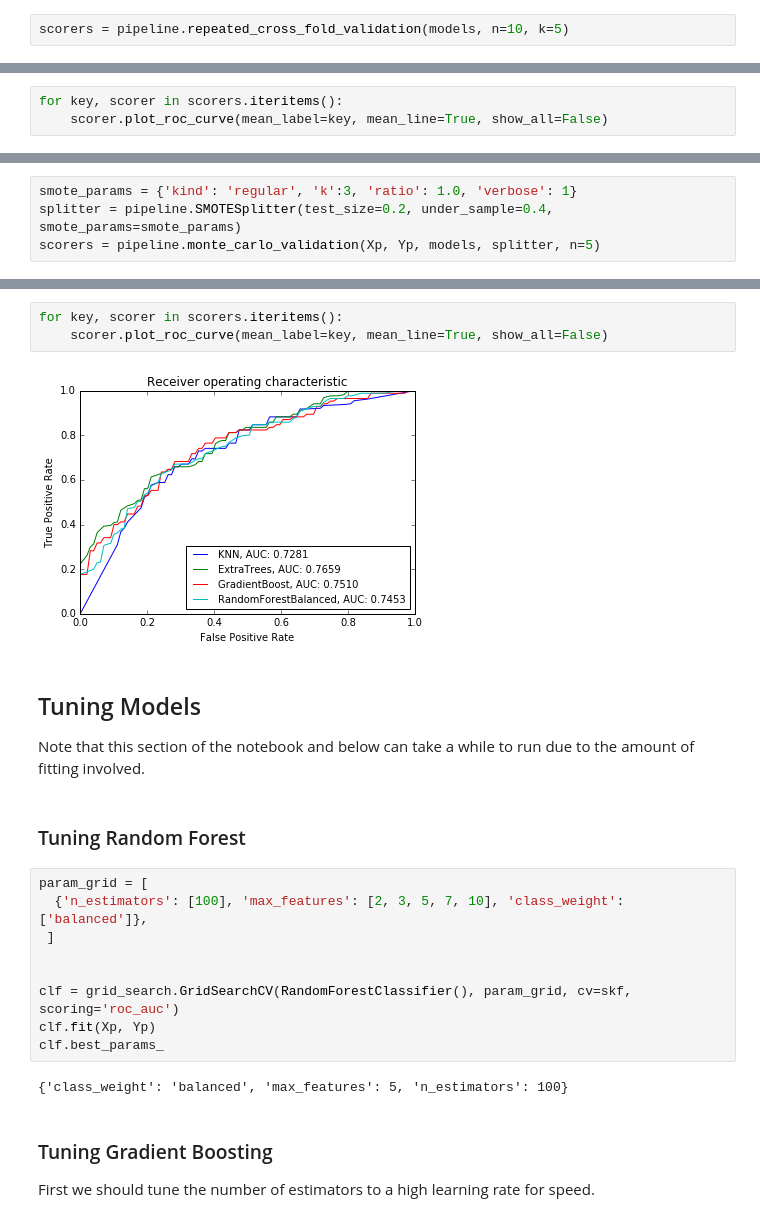
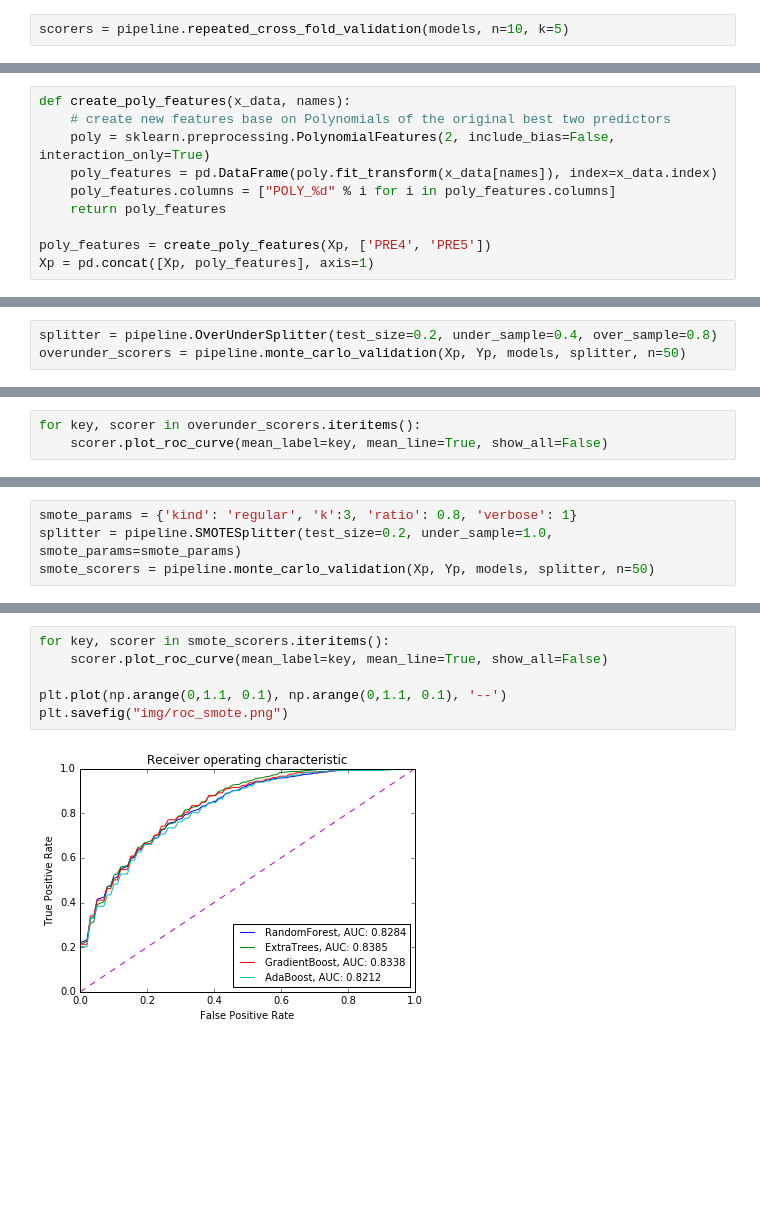
Before and after one commit to samueljackson92/SEM6420-machine-learning, a Jupyter notebook: src/Analysis.ipynb, the cells around one changed output, grey strips where cells are left out. Saved outputs shown, nothing was run; the diff lists cells and outputs as text; blank space fills up the shorter version.

```diff
--- a/src/Analysis.ipynb
+++ b/src/Analysis.ipynb
@@ -190,0 +360,10 @@ Plot the resulting ROC curves. This is a averaged result of all n iterations and
+# %%
+def create_poly_features(x_data, names):
+    # create new features base on Polynomials of the original best two predictors
+    poly = sklearn.preprocessing.PolynomialFeatures(2, include_bias=False, interaction_only=True)
+    poly_features = pd.DataFrame(poly.fit_transform(x_data[names]), index=x_data.index)
+    poly_features.columns = ["POLY_%d" % i for i in poly_features.columns]
+    return poly_features
+
+poly_features = create_poly_features(Xp, ['PRE4', 'PRE5'])
+Xp = pd.concat([Xp, poly_features], axis=1)
@@ -190,0 +376,3 @@ Plot the resulting ROC curves. This is a averaged result of all n iterations and
+# %%
+splitter = pipeline.OverUnderSplitter(test_size=0.2, under_sample=0.4, over_sample=0.8)
+overunder_scorers = pipeline.monte_carlo_validation(Xp, Yp, models, splitter, n=50)
@@ -191,4 +397,4 @@ Plot the resulting ROC curves. This is a averaged result of all n iterations and
 # %%
-for key, scorer in scorers.iteritems():
+for key, scorer in overunder_scorers.iteritems():
     scorer.plot_roc_curve(mean_label=key, mean_line=True, show_all=False)
 # %% [output]
@@ -200,5 +423,5 @@ Testing whether using smote imporves the performance of Random Forest
 # %%
-smote_params = {'kind': 'regular', 'k':3, 'ratio': 1.0, 'verbose': 1}
-splitter = pipeline.SMOTESplitter(test_size=0.2, under_sample=0.4, smote_params=smote_params)
-scorers = pipeline.monte_carlo_validation(Xp, Yp, models, splitter, n=5)
+smote_params = {'kind': 'regular', 'k':3, 'ratio': 0.8, 'verbose': 1}
+splitter = pipeline.SMOTESplitter(test_size=0.2, under_sample=1.0, smote_params=smote_params)
+smote_scorers = pipeline.monte_carlo_validation(Xp, Yp, models, splitter, n=50)
 # %% [output]
@@ -222,26 +445,8 @@ Under-sampling performed: Counter({1.0: 134, 0.0: 53})
 # %%
-for key, scorer in scorers.iteritems():
+for key, scorer in smote_scorers.iteritems():
     scorer.plot_roc_curve(mean_label=key, mean_line=True, show_all=False)
+
+plt.plot(np.arange(0,1.1, 0.1), np.arange(0,1.1, 0.1), '--')
+plt.savefig("img/roc_smote.png")
 # %% [output]
-[figure, old version]
+[figure, new version]
-# %% [markdown]
-## Tuning Models
-
-Note that this section of the notebook and below can take a while to run due to the amount of fitting involved.
-# %% [markdown]
-### Tuning Random Forest
-# %%
-param_grid = [
-  {'n_estimators': [100], 'max_features': [2, 3, 5, 7, 10], 'class_weight': ['balanced']},
- ]
-
-
-clf = grid_search.GridSearchCV(RandomForestClassifier(), param_grid, cv=skf, scoring='roc_auc')
-clf.fit(Xp, Yp)
-clf.best_params_
-# %% [output]
-{'class_weight': 'balanced', 'max_features': 5, 'n_estimators': 100}
-# %% [markdown]
-### Tuning Gradient Boosting
-
-First we should tune the number of estimators to a high learning rate for speed.
```
Also changed, not shown: parts of 49 cells of this notebook, 5 other files.
